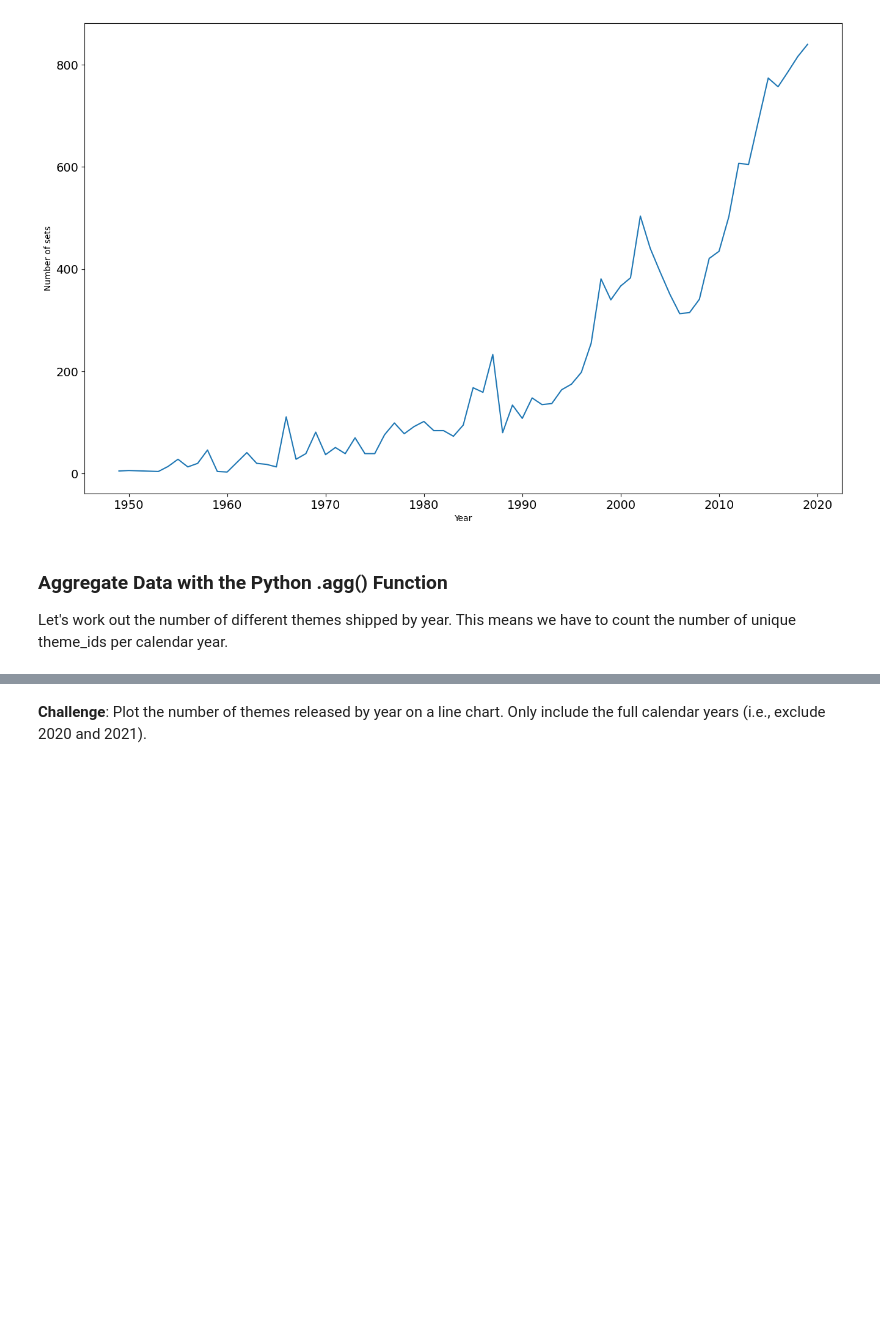
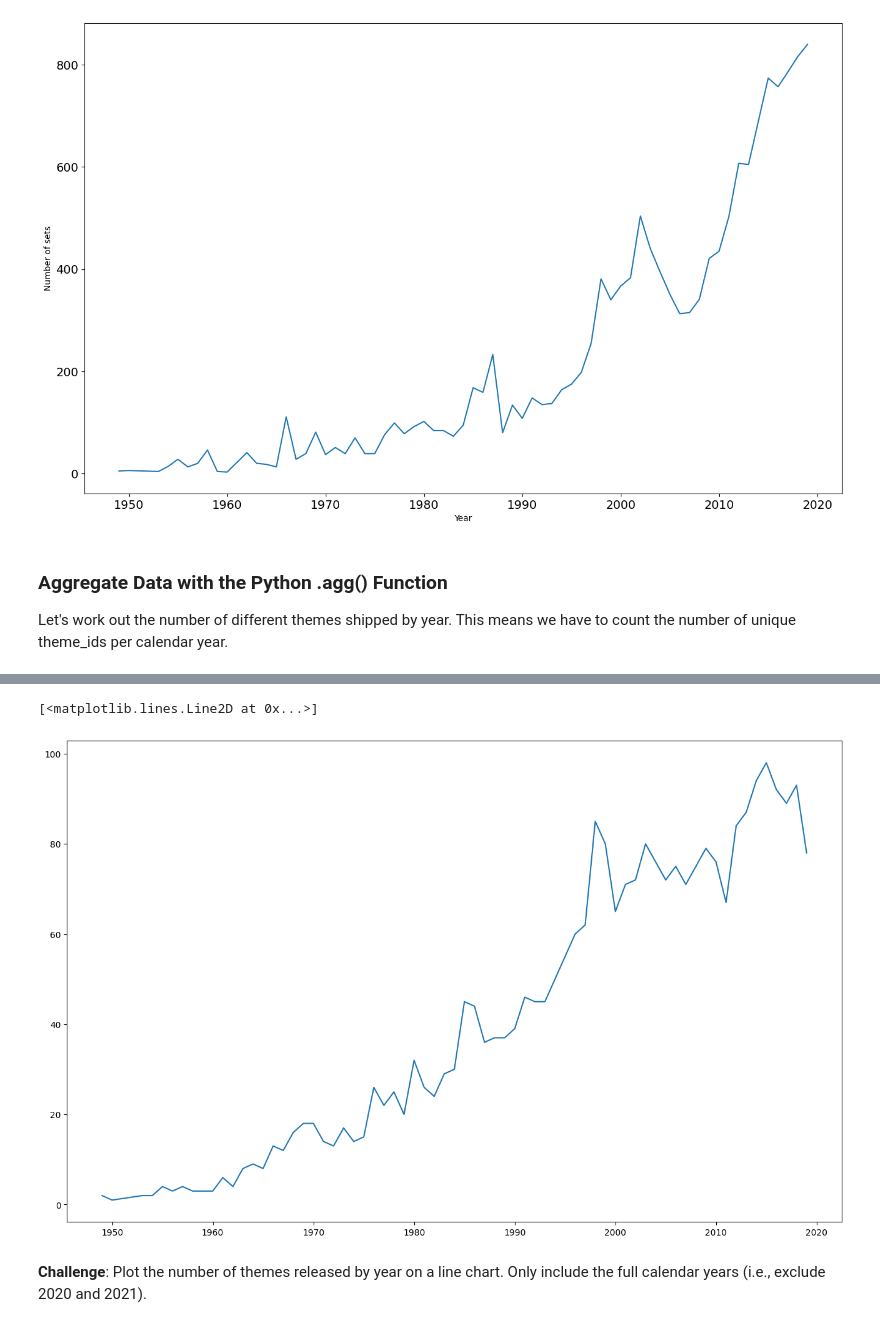
Before and after one commit to nico-Zero/Python, a Jupyter notebook: New_Shit__/Angela_Yu__/Day_73_LAGO_Dataset/LEGO Notebook and Data (start)/Lego_Analysis_for_Course_(start).ipynb, the cells around one changed output, grey strips where cells are left out. Cells and saved outputs as stored; diff of their text form; code cells hidden in the pictures; blank space fills up the shorter version.

```diff
--- a/New_Shit__/Angela_Yu__/Day_73_LAGO_Dataset/LEGO Notebook and Data (start)/Lego_Analysis_for_Course_(start).ipynb
+++ b/New_Shit__/Angela_Yu__/Day_73_LAGO_Dataset/LEGO Notebook and Data (start)/Lego_Analysis_for_Course_(start).ipynb
@@ -184,3 +184,7 @@ plt.plot(set_count_data.index[:-2], set_count_data.set_num[:-2])
 ### Aggregate Data with the Python .agg() Function
 
 Let's work out the number of different themes shipped by year. This means we have to count the number of unique theme_ids per calendar year.
+# %%
+theme_data = set_df.groupby("year").agg({"theme_id": pd.Series.nunique})
+theme_data.rename(columns={"theme_id": "nr_theme"}, inplace=True)
+theme_data
@@ -187,3 +206,9 @@ Let's work out the number of different themes shipped by year. This means we hav
+# %%
+plt.figure(figsize=(16,10))
+plt.plot(theme_data.index[:-2], theme_data["nr_theme"][:-2])
+# %% [output]
+[<matplotlib.lines.Line2D at 0x...>]
+[figure, added]
 # %% [markdown]
 **Challenge**: Plot the number of themes released by year on a line chart. Only include the full calendar years (i.e., exclude 2020 and 2021).
 # %% [markdown]
```
Also changed, not shown: parts of 1 cell of this notebook.
